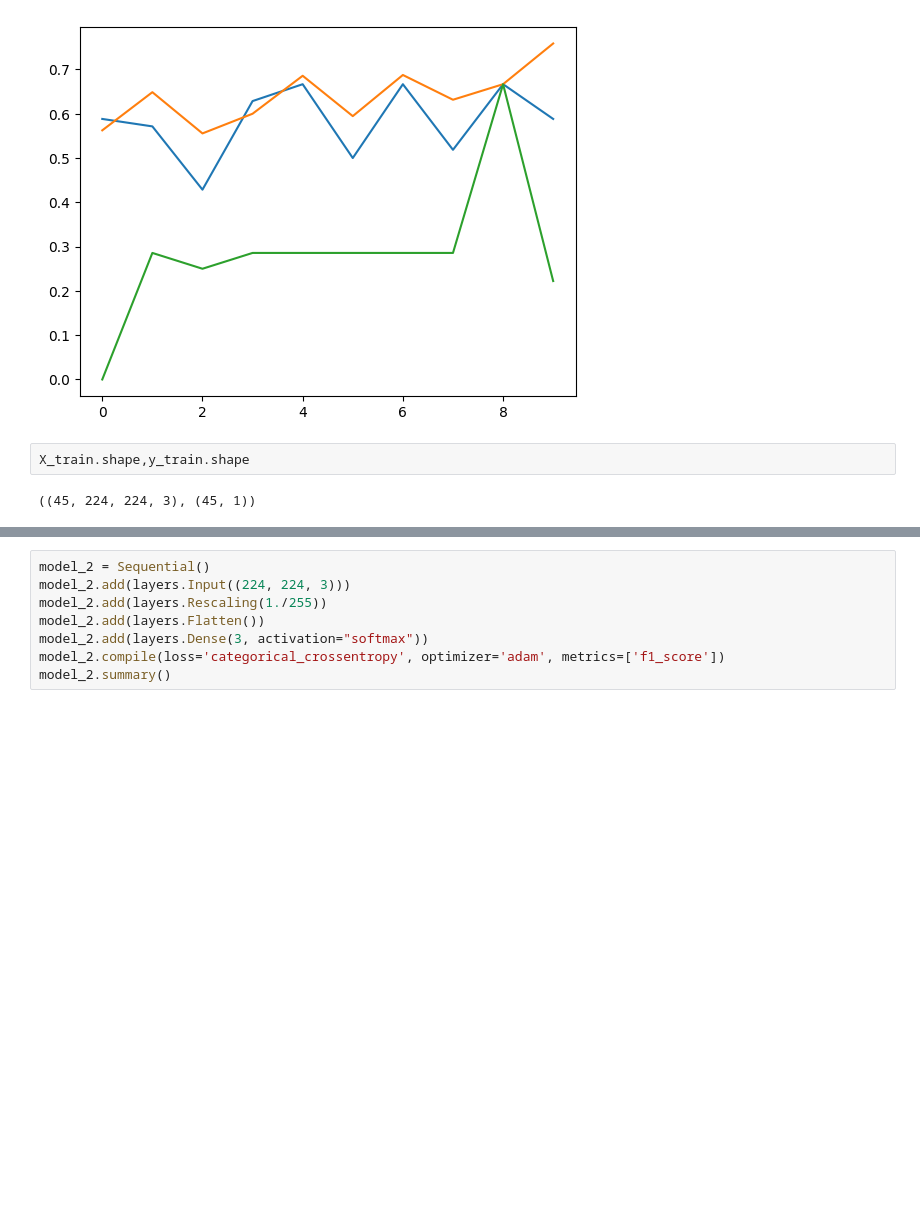
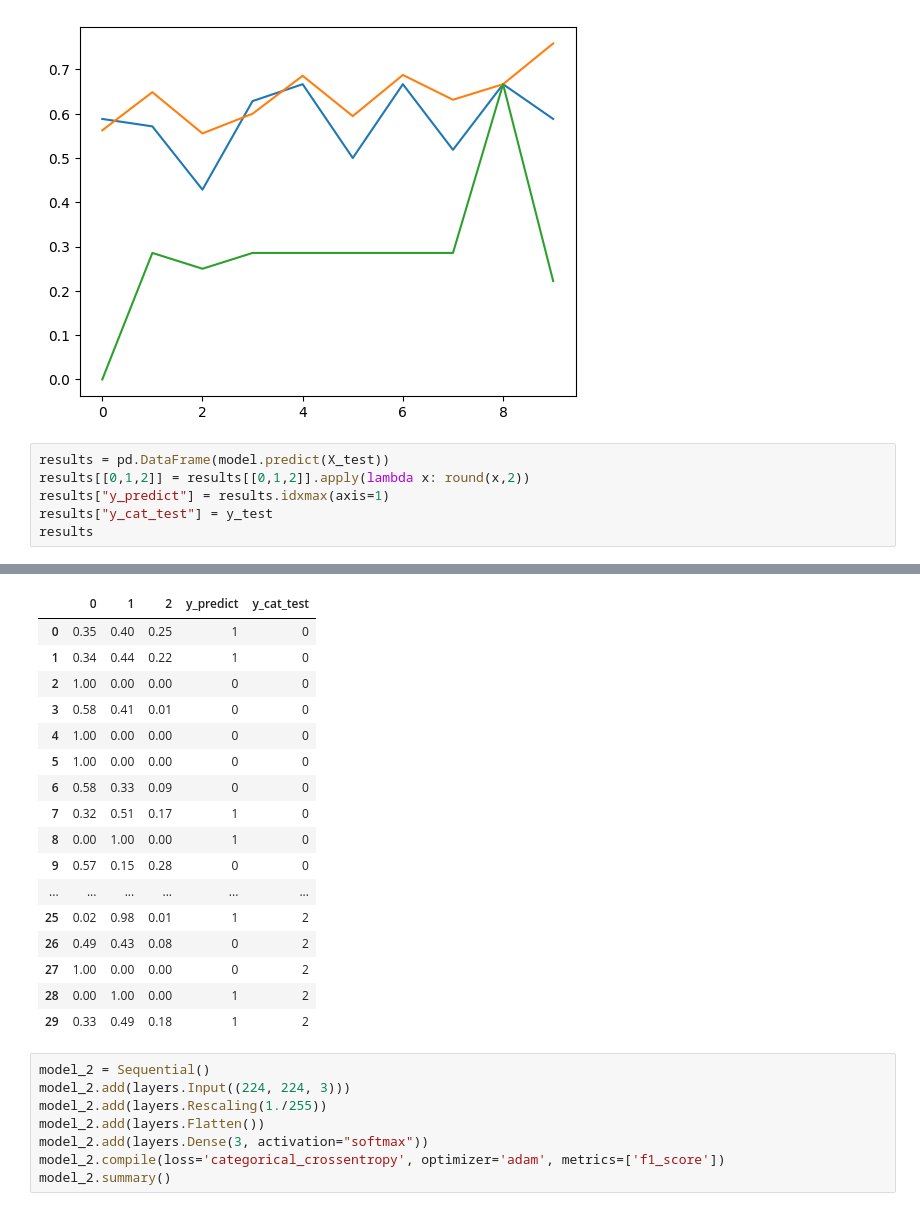
Before and after one commit to Laumartin4/smearly, a Jupyter notebook: notebooks/Eve_smearly.ipynb, the cells around one changed output, grey strips where cells are left out. Saved outputs shown, nothing was run; the diff lists cells and outputs as text; blank space fills up the shorter version.

Commit message:
B0 modele

```diff
--- a/notebooks/Eve_smearly.ipynb
+++ b/notebooks/Eve_smearly.ipynb
@@ -402,7 +402,10 @@ plt.plot(history.history['f1_score'])
  <matplotlib.lines.Line2D at 0x...>,
  <matplotlib.lines.Line2D at 0x...>]
 [figure]
-# %%
-X_train.shape,y_train.shape
-# %% [output]
-((45, 224, 224, 3), (45, 1))
+# %%
+results = pd.DataFrame(model.predict(X_test))
+results[[0,1,2]] = results[[0,1,2]].apply(lambda x: round(x,2))
+results["y_predict"] = results.idxmax(axis=1)
+results["y_cat_test"] = y_test
+results
+# %% [output]
@@ -409,3 +413,20 @@ X_train.shape,y_train.shape
+|  | 0 | 1 | 2 | y_predict | y_cat_test |
+| 0 | 0.35 | 0.40 | 0.25 | 1 | 0 |
+| 1 | 0.34 | 0.44 | 0.22 | 1 | 0 |
+| 2 | 1.00 | 0.00 | 0.00 | 0 | 0 |
+| 3 | 0.58 | 0.41 | 0.01 | 0 | 0 |
+| 4 | 1.00 | 0.00 | 0.00 | 0 | 0 |
+| 5 | 1.00 | 0.00 | 0.00 | 0 | 0 |
+| 6 | 0.58 | 0.33 | 0.09 | 0 | 0 |
+| 7 | 0.32 | 0.51 | 0.17 | 1 | 0 |
+| 8 | 0.00 | 1.00 | 0.00 | 1 | 0 |
+| 9 | 0.57 | 0.15 | 0.28 | 0 | 0 |
+| ... | ... | ... | ... | ... | ... |
+| 25 | 0.02 | 0.98 | 0.01 | 1 | 2 |
+| 26 | 0.49 | 0.43 | 0.08 | 0 | 2 |
+| 27 | 1.00 | 0.00 | 0.00 | 0 | 2 |
+| 28 | 0.00 | 1.00 | 0.00 | 1 | 2 |
+| 29 | 0.33 | 0.49 | 0.18 | 1 | 2 |
 # %%
 model_2 = Sequential()
 model_2.add(layers.Input((224, 224, 3)))
```
Also changed, not shown: parts of 3 cells of this notebook.
